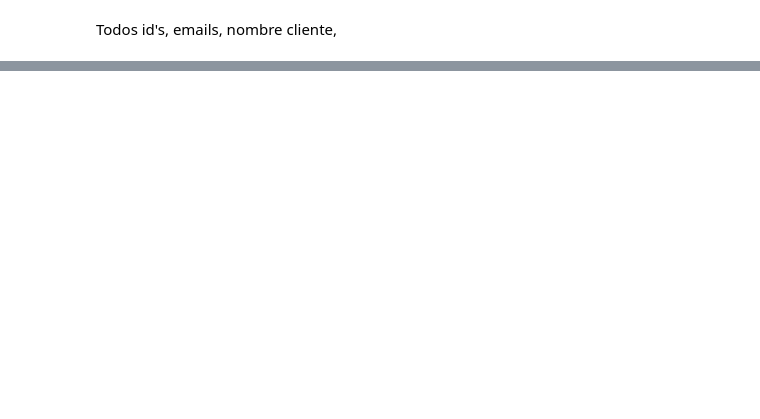
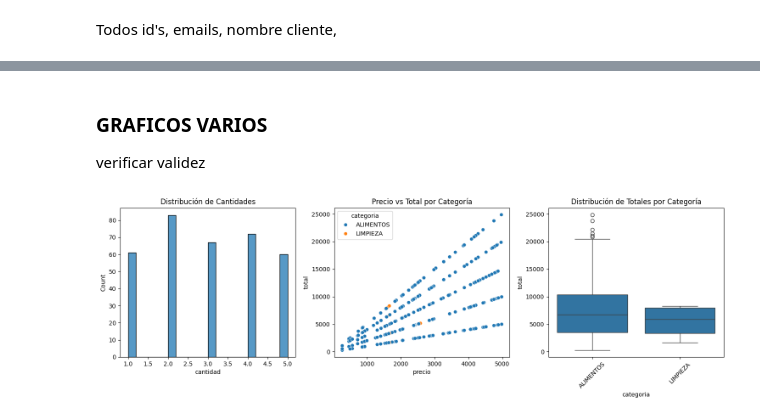
Before and after one commit to Torgeck/Tienda-Aurelion, a Jupyter notebook: notebooks/clase_8.ipynb, the cells around one changed output, grey strips where cells are left out. Drawn from its saved outputs; the diff is of its cells as text; code cells hidden in the pictures; blank space fills up the shorter version.

```diff
--- a/notebooks/clase_8.ipynb
+++ b/notebooks/clase_8.ipynb
@@ -201,0 +284,16 @@ display(df.sample(20))
+# %%
+# Procesamiento de fechas
+df['fecha'] = pd.to_datetime(df['fecha'])
+df['mes'] = df['fecha'].dt.month
+df['anio'] = df['fecha'].dt.year
+df['dia_semana'] = df['fecha'].dt.day_name()
+
+# Mostrar el resultado
+print("\nPrimeras filas con las nuevas columnas temporales:")
+display(df.head())
+
+# Verificar valores únicos
+print("\nValores únicos por columna temporal:")
+print("Meses:", df['mes'].unique())
+print("Años:", df['anio'].unique())
+print("Días de la semana:", df['dia_semana'].unique())
@@ -201,0 +414,24 @@ display(df.sample(20))
+# %% [markdown]
+### GRAFICOS VARIOS
+verificar validez
+# %%
+fig, (ax1, ax2, ax3) = plt.subplots(1, 3, figsize=(15, 5))
+
+# 1. Distribución de cantidades
+sns.histplot(data=df, x='cantidad', bins=20, ax=ax1)
+ax1.set_title('Distribución de Cantidades')
+
+# 2. Relación Precio vs Total
+sns.scatterplot(data=df, x='precio', y='total', hue='categoria', ax=ax2)
+ax2.set_title('Precio vs Total por Categoría')
+
+# 3. Distribución de totales por categoría
+sns.boxplot(data=df, x='categoria', y='total', ax=ax3)
+ax3.set_title('Distribución de Totales por Categoría')
+ax3.tick_params(axis='x', rotation=45)
+
+# Ajustar el layout
+plt.tight_layout()
+plt.show()
+# %% [output]
+[figure, added]
```
Also changed, not shown: parts of 16 cells of this notebook, 7 other files.
